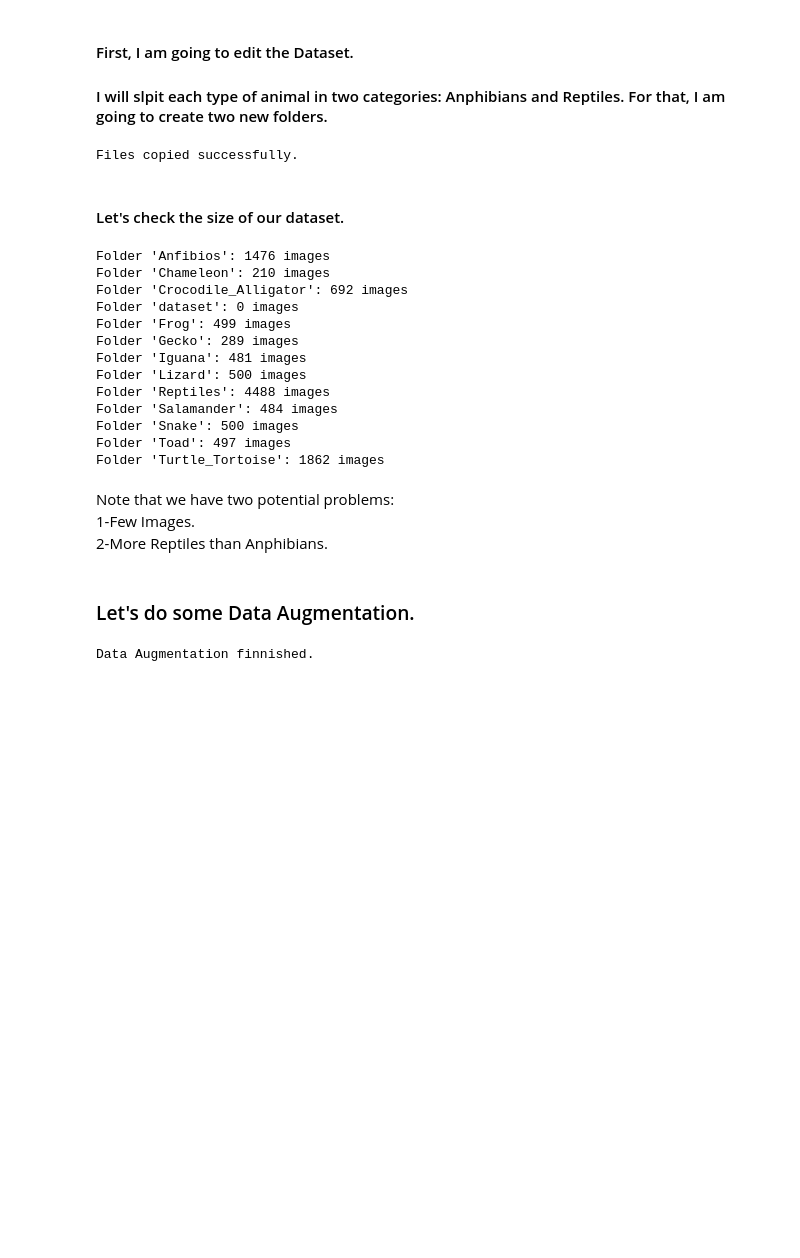
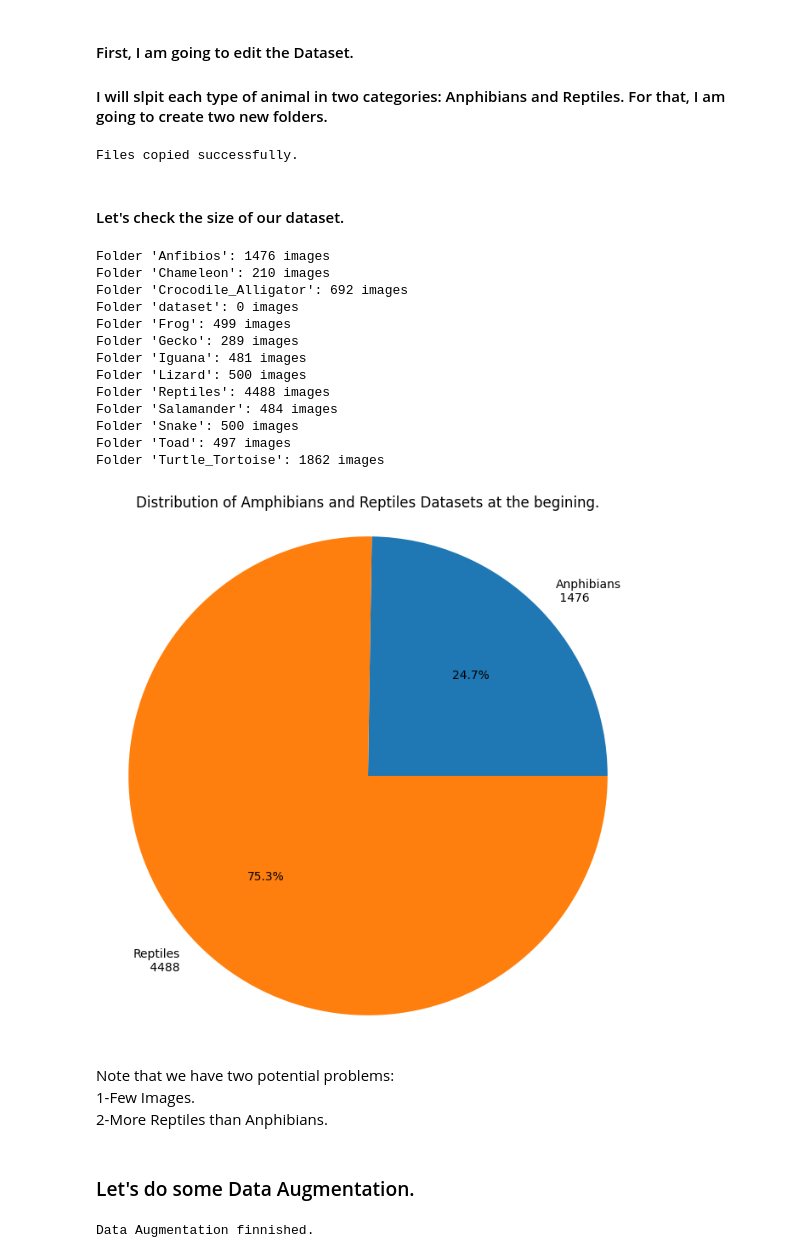
Before and after one commit to DanielMPMatCom/Reptile-Or-Amphibian-Clasificator-CNN, a Jupyter notebook: AnfRept-CNN-Local.ipynb, the cells around one changed output. Saved outputs shown, nothing was run; the diff lists cells and outputs as text; code cells hidden in the pictures; blank space fills up the shorter version.

```diff
--- a/AnfRept-CNN-Local.ipynb
+++ b/AnfRept-CNN-Local.ipynb
@@ -22,7 +22,7 @@ clasification = {
     "Turtle_Tortoise": "Reptiles"
 }
 
-data_route = "Datasets/ReptileAndAnphibiesDataset/"
+data_route = "Datasets/ReptileAndAnphibiansDataset/"
 
 # Routes for the new Amphibians and Reptiles folders
 anphibians_route = os.path.join(data_route, "Anfibios")
@@ -52,7 +52,7 @@ Files copied successfully.
 # %%
 import os
 
-data_route = "Datasets/ReptileAndAnphibiesDataset"
+data_route = "Datasets/ReptileAndAnphibiansDataset"
 
 # Count images in each subfolder
 counts = {}
@@ -79,6 +79,21 @@ Folder 'Salamander': 484 images
 Folder 'Snake': 500 images
 Folder 'Toad': 497 images
 Folder 'Turtle_Tortoise': 1862 images
+# %%
+import matplotlib.pyplot as plt
+
+# Data
+sizes = [x for x in list(counts.values()) if (counts["Anfibios"]==x or counts["Reptiles"]==x)]
+labels = [f"Anphibians\n {sizes[0] if sizes[0]==counts['Anfibios'] else sizes[1]}", f"Reptiles\n {sizes[0] if sizes[0]==counts['Reptiles'] else sizes[1]}"]
+
+# Create the pie chart
+plt.figure(figsize=(8, 8))
+plt.pie(sizes, labels=labels, autopct='%1.1f%%', startangle=0)
+plt.axis('equal')
+plt.title('Distribution of Amphibians and Reptiles Datasets at the begining.')
+plt.show()
+# %% [output]
+[figure, added]
 # %% [markdown]
 Note that we have two potential problems:
 1-Few Images.
```
Also changed, not shown: parts of 4 cells of this notebook, 3 other files.
